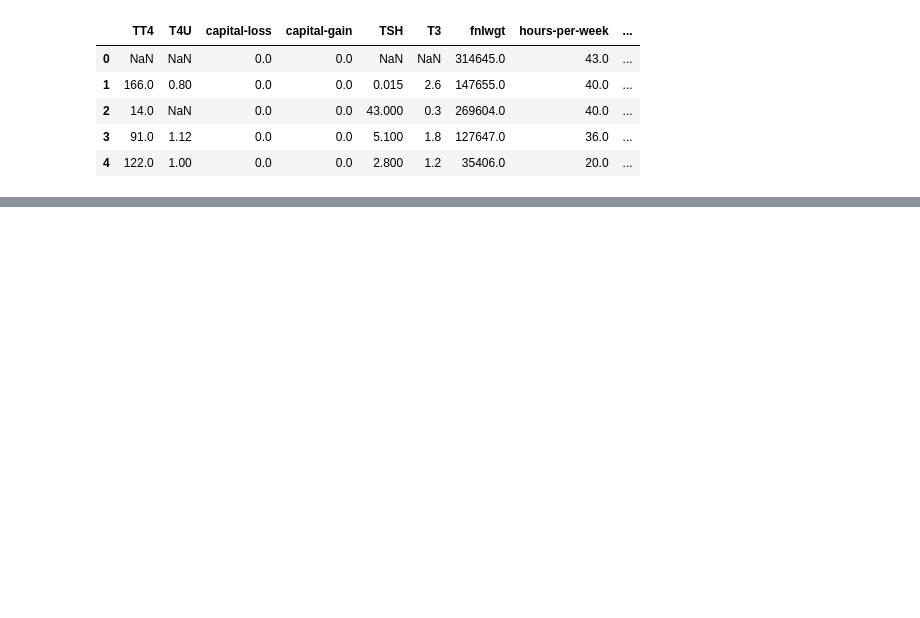
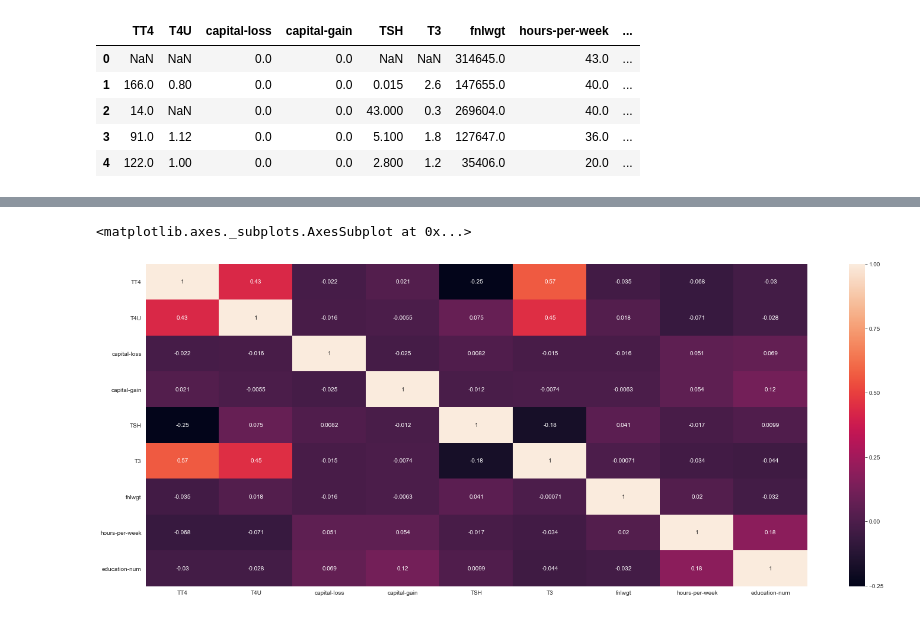
Before and after one commit to MatusPilnan/nadejny-informatik, a Jupyter notebook: utrzok-z-krabicky-od-marlboriek.ipynb, the cells around one changed output, grey strips where cells are left out. Cells and saved outputs as stored; diff of their text form; code cells hidden in the pictures; blank space fills up the shorter version.

```diff
--- a/utrzok-z-krabicky-od-marlboriek.ipynb
+++ b/utrzok-z-krabicky-od-marlboriek.ipynb
@@ -341,0 +256,5 @@ Najvacsi vplyv na class vyzera mat T3
+# %%
+sns.heatmap(numeric.corr(), annot=True)
+# %% [output]
+<matplotlib.axes._subplots.AxesSubplot at 0x...>
+[figure, added]
```
Also changed, not shown: parts of 65 cells of this notebook.
